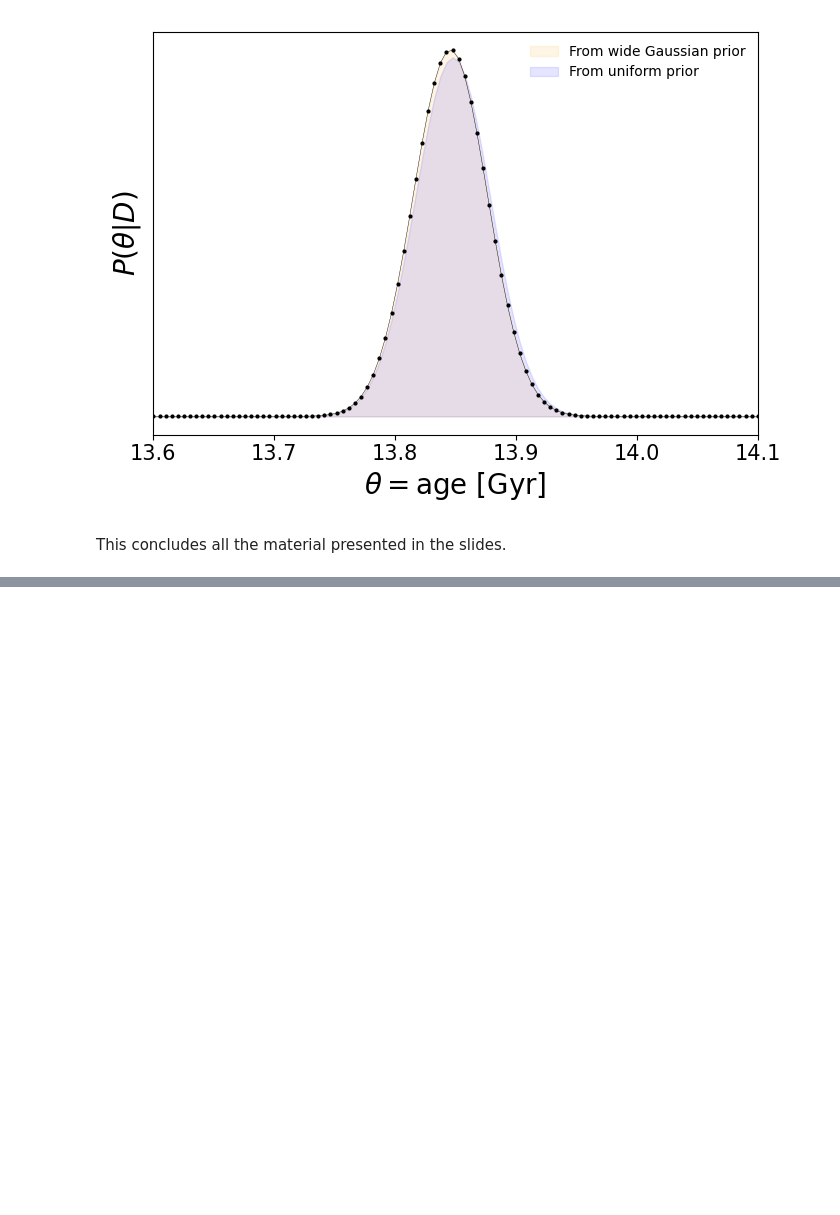
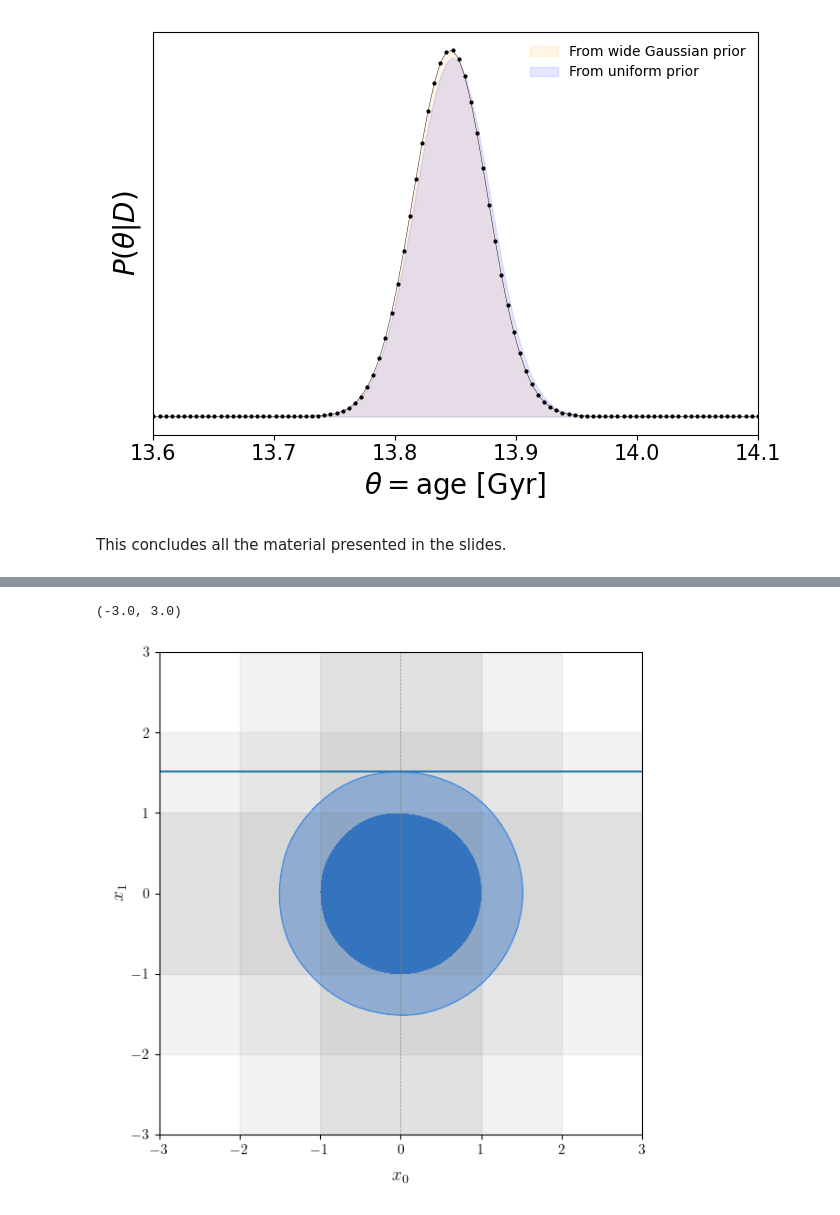
Before and after one commit to borisbolliet/Statistical_estimation_in_physics, a Jupyter notebook: bayesian_inference/bayesian_inference.ipynb, the cells around one changed output, grey strips where cells are left out. Drawn from its saved outputs; the diff is of its cells as text; code cells hidden in the pictures; blank space fills up the shorter version.

Commit message:
update with 68%CL / 39% CL contours

```diff
--- a/bayesian_inference/bayesian_inference.ipynb
+++ b/bayesian_inference/bayesian_inference.ipynb
@@ -1463,0 +1501,16 @@ This concludes all the material presented in the slides.
+# %%
+# 2D line contour comparison plot with extra bands and markers
+g = plots.get_single_plotter(width_inch=6, ratio=1)
+samples.updateSettings({'contours': [0.39,0.68]})
+g.plot_2d(samples, 'x0','x1',filled=True,color='red')
+# g.plot_2d([samples], 'x0')
+g.add_x_marker(0)
+g.add_y_bands(0, 1,color='grey')
+g.add_x_bands(0, 1,color='grey')
+ax = g.subplots[0,0]
+ax.axhline(np.sqrt(-2.*np.log(0.32)))
+ax.set_xlim(-3,3)
+ax.set_ylim(-3,3)
+# %% [output]
+(-3.0, 3.0)
+[figure, added]
```
Also changed, not shown: parts of 17 cells of this notebook.
